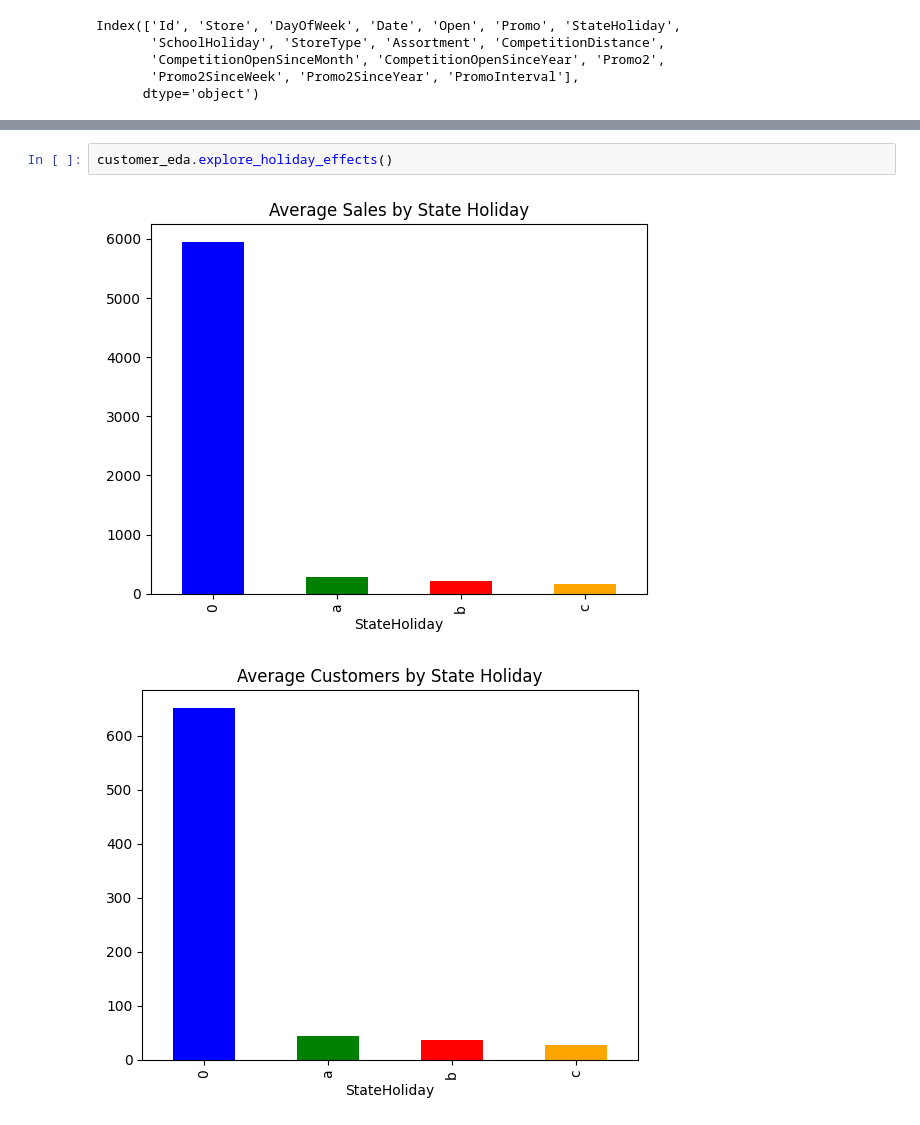
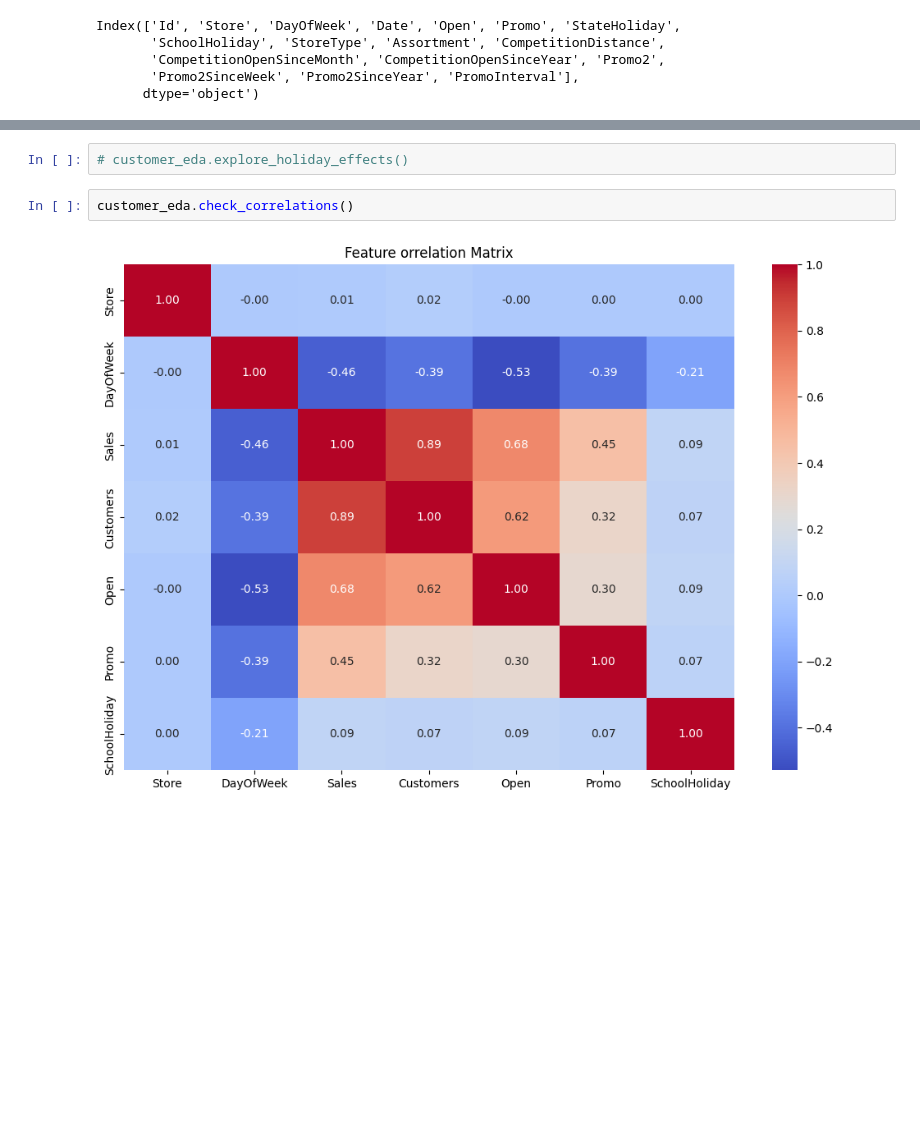
Before and after one commit to amare1990/phramaceutical-data-analysis, a Jupyter notebook: notebooks/customer_bahavior_eda.ipynb, the cells around one changed output, grey strips where cells are left out. Drawn from its saved outputs; the diff is of its cells as text; blank space fills up the shorter version.

Commit message:
Implement the method to compute and plot the correlation matrix between numerical features

```diff
--- a/notebooks/customer_bahavior_eda.ipynb
+++ b/notebooks/customer_bahavior_eda.ipynb
@@ -105,5 +99,6 @@ customer_eda.analyze_promotions()
 # %%
-customer_eda.explore_holiday_effects()
+# customer_eda.explore_holiday_effects()
-# %% [output]
-[figure, removed]
-[figure, removed]
+# %%
+customer_eda.check_correlations()
+# %% [output]
+[figure, added]
```
Also changed, not shown: parts of 2 cells of this notebook, 2 other files.
